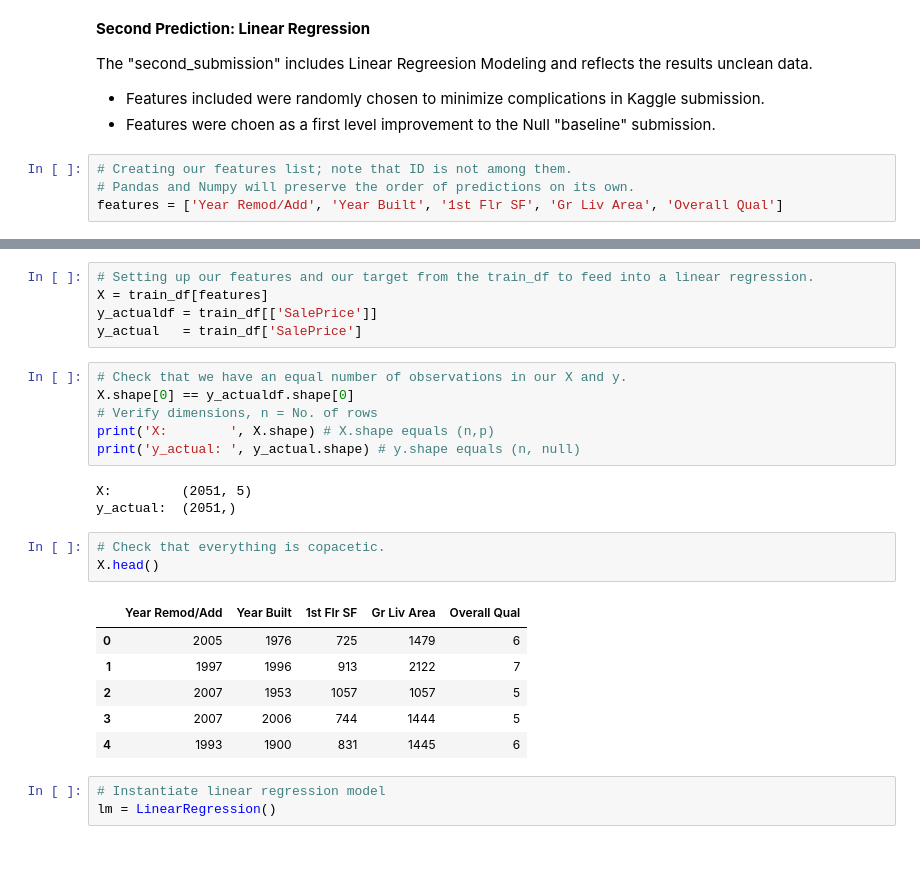
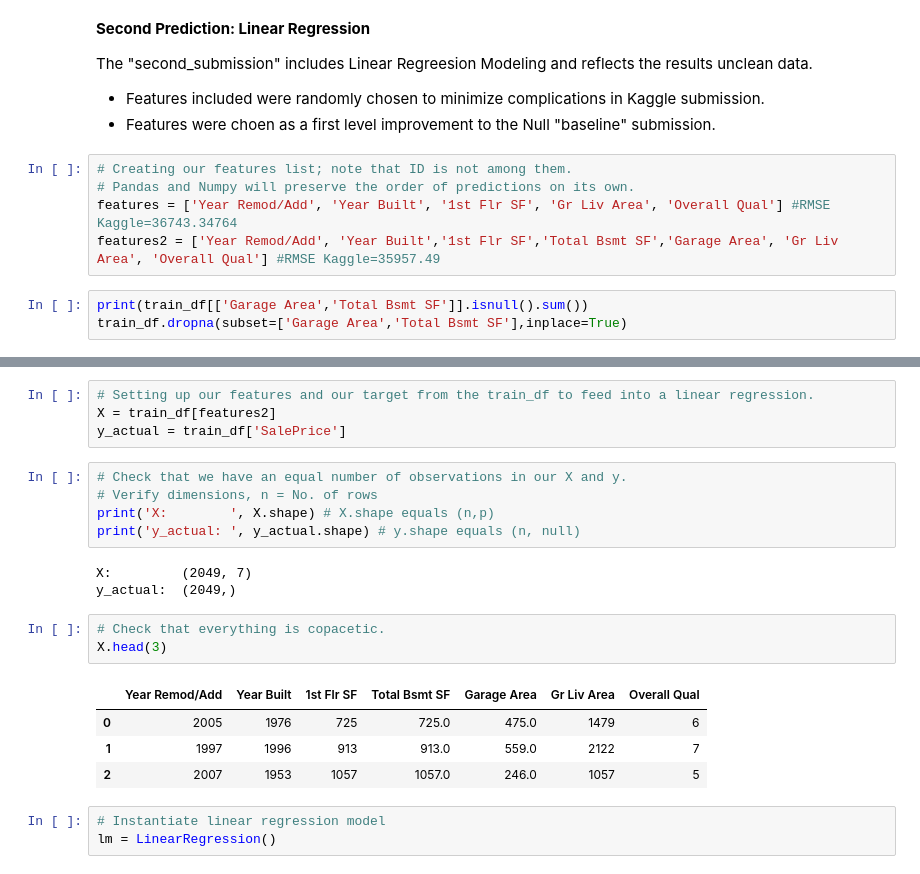
Before and after one commit to griffinbran/Real-Estate-Statistical-Modeling, a Jupyter notebook: code/06_Kaggle_Submissions.ipynb, the cells around one changed output, grey strips where cells are left out. Drawn from its saved outputs; the diff is of its cells as text.

Commit message:
Completed first linear model and third Kaggle submission

```diff
--- a/code/06_Kaggle_Submissions.ipynb
+++ b/code/06_Kaggle_Submissions.ipynb
@@ -46,4 +46,8 @@ The "second_submission" includes Linear Regreesion Modeling and reflects the res
 # %%
 # Creating our features list; note that ID is not among them.
 # Pandas and Numpy will preserve the order of predictions on its own.
-features = ['Year Remod/Add', 'Year Built', '1st Flr SF', 'Gr Liv Area', 'Overall Qual']
+features = ['Year Remod/Add', 'Year Built', '1st Flr SF', 'Gr Liv Area', 'Overall Qual'] #RMSE Kaggle=36743.34764
+features2 = ['Year Remod/Add', 'Year Built','1st Flr SF','Total Bsmt SF','Garage Area', 'Gr Liv Area', 'Overall Qual'] #RMSE Kaggle=35957.49
+# %%
+print(train_df[['Garage Area','Total Bsmt SF']].isnull().sum())
+train_df.dropna(subset=['Garage Area','Total Bsmt SF'],inplace=True)
@@ -50,27 +62,23 @@ features = ['Year Remod/Add', 'Year Built', '1st Flr SF', 'Gr Liv Area', 'Overal
 # %%
 # Setting up our features and our target from the train_df to feed into a linear regression.
-X = train_df[features]
-y_actualdf = train_df[['SalePrice']]
-y_actual   = train_df['SalePrice']
+X = train_df[features2]
+y_actual = train_df['SalePrice']
 # %%
 # Check that we have an equal number of observations in our X and y.
-X.shape[0] == y_actualdf.shape[0]
 # Verify dimensions, n = No. of rows
 print('X:        ', X.shape) # X.shape equals (n,p)
 print('y_actual: ', y_actual.shape) # y.shape equals (n, null)
 # %% [output]
-X:         (2051, 5)
-y_actual:  (2051,)
+X:         (2049, 7)
+y_actual:  (2049,)
 # %%
 # Check that everything is copacetic.
-X.head()
+X.head(3)
 # %% [output]
-|  | Year Remod/Add | Year Built | 1st Flr SF | Gr Liv Area | Overall Qual |
-| 0 | 2005 | 1976 | 725 | 1479 | 6 |
-| 1 | 1997 | 1996 | 913 | 2122 | 7 |
-| 2 | 2007 | 1953 | 1057 | 1057 | 5 |
-| 3 | 2007 | 2006 | 744 | 1444 | 5 |
-| 4 | 1993 | 1900 | 831 | 1445 | 6 |
+|  | Year Remod/Add | Year Built | 1st Flr SF | Total Bsmt SF | Garage Area | Gr Liv Area | Overall Qual |
+| 0 | 2005 | 1976 | 725 | 725.0 | 475.0 | 1479 | 6 |
+| 1 | 1997 | 1996 | 913 | 913.0 | 559.0 | 2122 | 7 |
+| 2 | 2007 | 1953 | 1057 | 1057.0 | 246.0 | 1057 | 5 |
 # %%
 # Instantiate linear regression model
 lm = LinearRegression()
```
Also changed, not shown: parts of 10 cells of this notebook, 6 other files.
